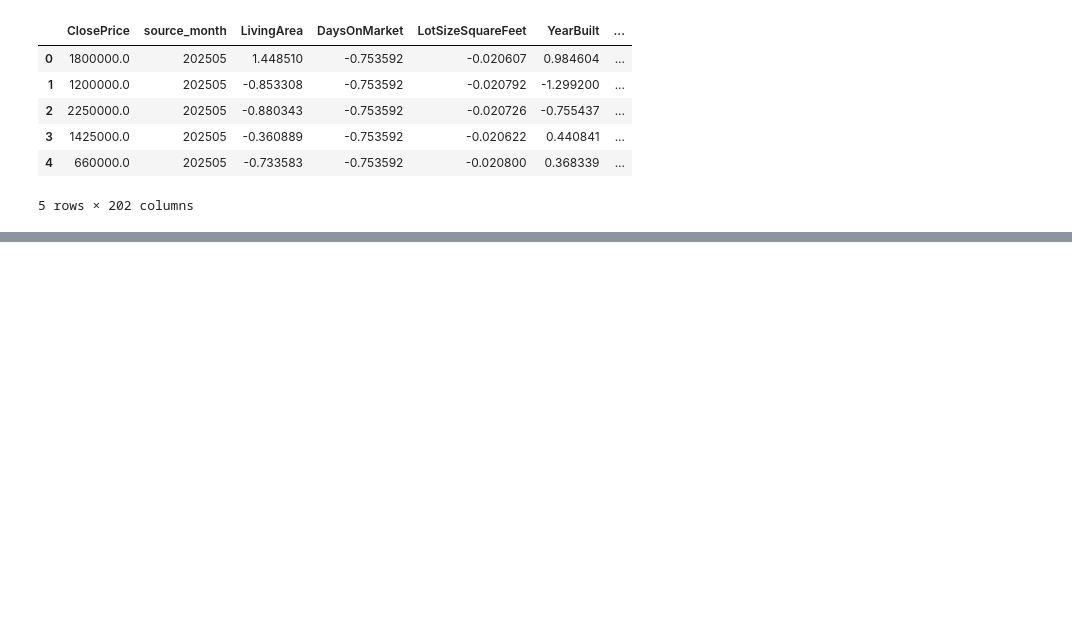
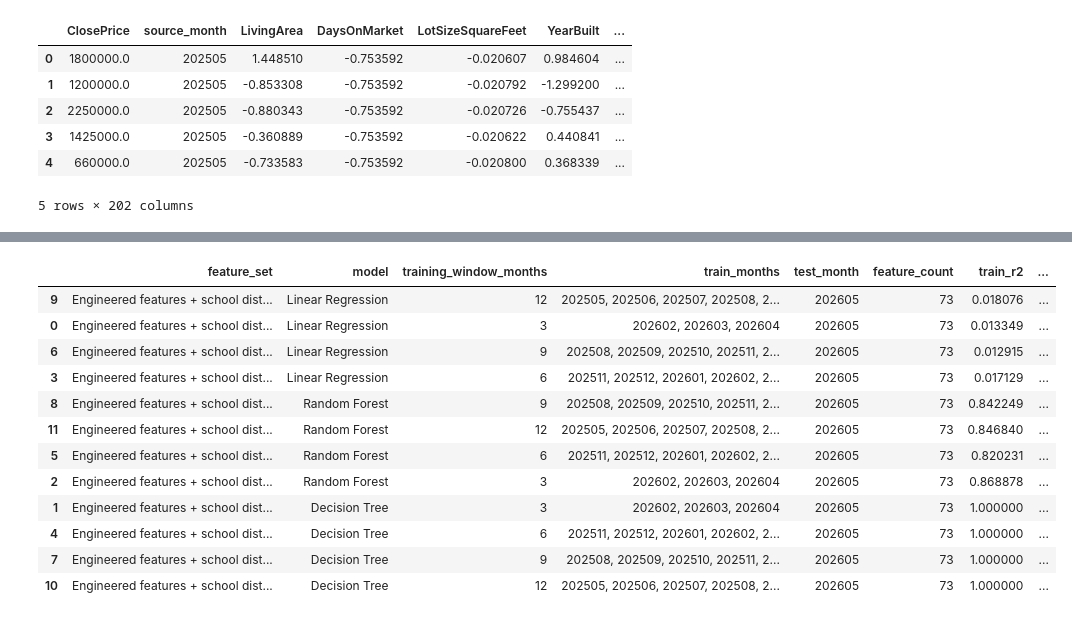
Before and after one commit to luoxuchen2/idx-summer-2026, a Jupyter notebook: week 5/04_model_comparison.ipynb, the cells around one changed output, grey strips where cells are left out. Cells and saved outputs as stored; diff of their text form; code cells hidden in the pictures; blank space fills up the shorter version.

```diff
--- a/week 5/04_model_comparison.ipynb
+++ b/week 5/04_model_comparison.ipynb
@@ -199,0 +451,15 @@ comparison_df[
+# %%
+# fill with medians
+
+numeric_columns = (
+    df_engineered
+    .select_dtypes(include=np.number)
+    .columns
+)
+
+df_engineered[numeric_columns] = (
+    df_engineered[numeric_columns]
+    .fillna(
+        df_engineered[numeric_columns].median()
+    )
+)
@@ -199,0 +709,14 @@ comparison_df[
+# %%
+models = {
+    "Linear Regression": LinearRegression(),
+
+    "Decision Tree": DecisionTreeRegressor(
+        random_state=42
+    ),
+
+    "Random Forest": RandomForestRegressor(
+        n_estimators=100,
+        random_state=42,
+        n_jobs=-1
+    )
+}
@@ -199,0 +829,28 @@ comparison_df[
+# %%
+new_results = evaluate_models(
+    data=df_engineered,
+    feature_cols=new_feature_cols,
+    feature_set_name=(
+        "Engineered features "
+        "+ school district"
+    )
+)
+
+new_results.sort_values(
+    by="test_r2",
+    ascending=False
+)
+# %% [output]
+|  | feature_set | model | training_window_months | train_months | test_month | feature_count | train_r2 | ... |
+| 9 | Engineered features + school dist... | Linear Regression | 12 | 202505, 202506, 202507, 202508, 2... | 202605 | 73 | 0.018076 | ... |
+| 0 | Engineered features + school dist... | Linear Regression | 3 | 202602, 202603, 202604 | 202605 | 73 | 0.013349 | ... |
+| 6 | Engineered features + school dist... | Linear Regression | 9 | 202508, 202509, 202510, 202511, 2... | 202605 | 73 | 0.012915 | ... |
+| 3 | Engineered features + school dist... | Linear Regression | 6 | 202511, 202512, 202601, 202602, 2... | 202605 | 73 | 0.017129 | ... |
+| 8 | Engineered features + school dist... | Random Forest | 9 | 202508, 202509, 202510, 202511, 2... | 202605 | 73 | 0.842249 | ... |
+| 11 | Engineered features + school dist... | Random Forest | 12 | 202505, 202506, 202507, 202508, 2... | 202605 | 73 | 0.846840 | ... |
+| 5 | Engineered features + school dist... | Random Forest | 6 | 202511, 202512, 202601, 202602, 2... | 202605 | 73 | 0.820231 | ... |
+| 2 | Engineered features + school dist... | Random Forest | 3 | 202602, 202603, 202604 | 202605 | 73 | 0.868878 | ... |
+| 1 | Engineered features + school dist... | Decision Tree | 3 | 202602, 202603, 202604 | 202605 | 73 | 1.000000 | ... |
+| 4 | Engineered features + school dist... | Decision Tree | 6 | 202511, 202512, 202601, 202602, 2... | 202605 | 73 | 1.000000 | ... |
+| 7 | Engineered features + school dist... | Decision Tree | 9 | 202508, 202509, 202510, 202511, 2... | 202605 | 73 | 1.000000 | ... |
+| 10 | Engineered features + school dist... | Decision Tree | 12 | 202505, 202506, 202507, 202508, 2... | 202605 | 73 | 1.000000 | ... |
```
Also changed, not shown: parts of 23 cells of this notebook, 1 other file.
